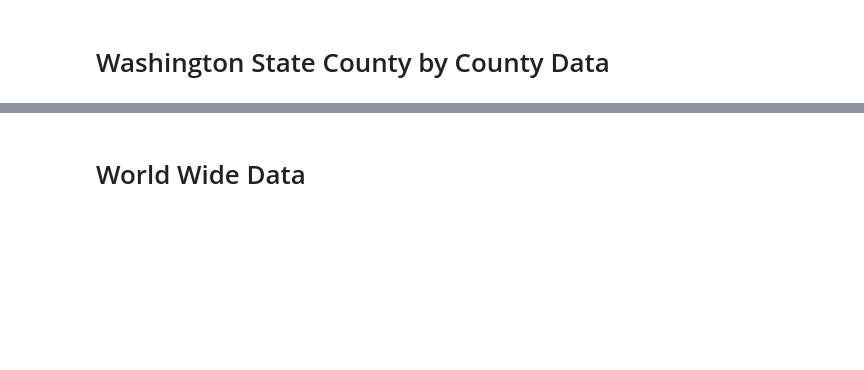
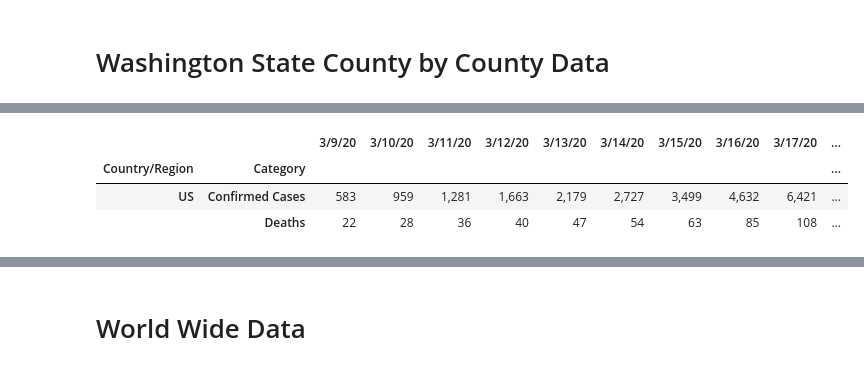
Before and after one commit to arkulkarni/COVID-19-Analysis, a Jupyter notebook: COVID-19-Analysis.ipynb, the cells around one changed output, grey strips where cells are left out. Cells and saved outputs as stored; diff of their text form; code cells hidden in the pictures; blank space fills up the shorter version.

```diff
--- a/COVID-19-Analysis.ipynb
+++ b/COVID-19-Analysis.ipynb
@@ -146,0 +153,24 @@ Daily new cases by county
+# %%
+dfUSConfirmed = dfConfirmedGlobal[dfConfirmedGlobal['Country/Region'] == 'US'].copy()
+dfUSDeaths =  dfDeathsGlobal[dfConfirmedGlobal['Country/Region'] == 'US'].copy()
+
+trace1 = go.Scatter(
+    x = dfUSConfirmed.columns[50:],
+    y = dfUSConfirmed.iloc[0][50:], name = 'Confirmed Cases')
+
+trace2 = go.Scatter(
+    x = dfUSDeaths.columns[50:],
+    y = dfUSDeaths.iloc[0][50:], name = 'Deaths')
+
+data = [trace1, trace2]
+layout = dict(title = 'United States - Cumulative Cases and Deaths')
+
+py.iplot(dict(data=data, layout=layout))
+dfUSConfirmed['Category'] = 'Confirmed Cases'
+dfUSConfirmed = dfUSConfirmed.set_index(['Country/Region', 'Category'])
+dfUSDeaths['Category'] = 'Deaths'
+dfUSDeaths = dfUSDeaths.set_index(['Country/Region', 'Category'])
+
+dfUSCombined = pd.concat([dfUSConfirmed, dfUSDeaths])
+dfUSCombined[dfUSCombined.columns[50:]].style.format(IntegerFormatter)
+# %% [output]
@@ -146,0 +178,4 @@ Daily new cases by county
+|  |  | 3/9/20 | 3/10/20 | 3/11/20 | 3/12/20 | 3/13/20 | 3/14/20 | 3/15/20 | 3/16/20 | 3/17/20 | ... |
+| Country/Region | Category |  |  |  |  |  |  |  |  |  | ... |
+| US | Confirmed Cases | 583 | 959 | 1,281 | 1,663 | 2,179 | 2,727 | 3,499 | 4,632 | 6,421 | ... |
+|  | Deaths | 22 | 28 | 36 | 40 | 47 | 54 | 63 | 85 | 108 | ... |
```
Also changed, not shown: parts of 8 cells of this notebook.
